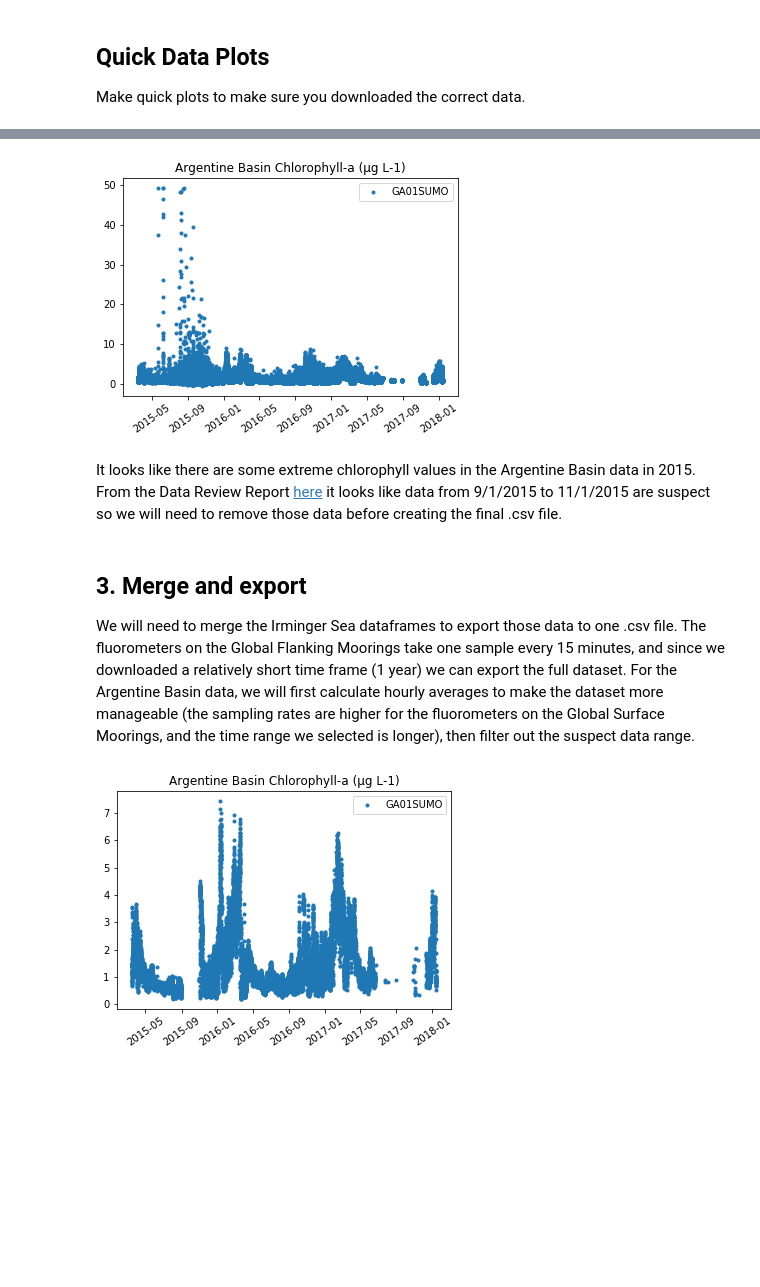
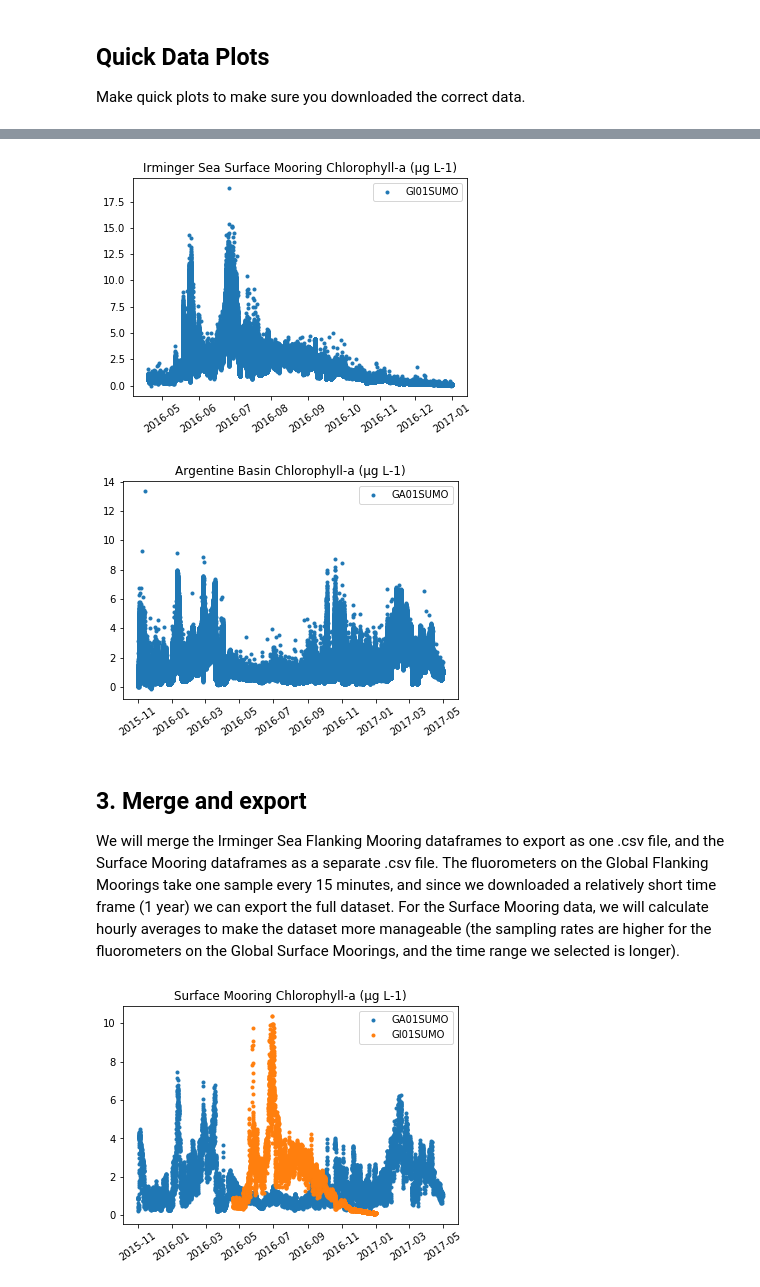
Before and after one commit to ooi-data-lab/nugget-notebooks, a Jupyter notebook: Theme2c_global_phytoplankton_blooms.ipynb, the cells around one changed output, grey strips where cells are left out. Drawn from its saved outputs; the diff is of its cells as text; code cells hidden in the pictures; blank space fills up the shorter version.

Commit message:
added GI01SUMO FLORT dataset

```diff
--- a/Theme2c_global_phytoplankton_blooms.ipynb
+++ b/Theme2c_global_phytoplankton_blooms.ipynb
@@ -79,9 +87,10 @@ Now, use that **request_data** function to download data for the three instrumen
 
 Copy the links to the THREDDs catalog above that resulted from the **request_data** function (to avoid re-requesting the data). Note: the urls must be surrounded by quotations.
 # %%
-GI03FLMA_url = 'https://opendap.oceanobservatories.org/thredds/catalog/ooi/lgarzio@marine.rutgers.edu/20190809T155426809Z-GI03FLMA-RIS01-05-FLORTD000-recovered_host-flort_sample/catalog.html'
-GI03FLMB_url = 'https://opendap.oceanobservatories.org/thredds/catalog/ooi/lgarzio@marine.rutgers.edu/20190809T155427737Z-GI03FLMB-RIS01-05-FLORTD000-recovered_host-flort_sample/catalog.html'
-GA01SUMO_url = 'https://opendap.oceanobservatories.org/thredds/catalog/ooi/lgarzio@marine.rutgers.edu/20190809T155428629Z-GA01SUMO-RID16-02-FLORTD000-recovered_host-flort_sample/catalog.html'
+GI03FLMA_url = 'https://opendap.oceanobservatories.org/thredds/catalog/ooi/lgarzio@marine.rutgers.edu/20191105T154231519Z-GI03FLMA-RIS01-05-FLORTD000-recovered_host-flort_sample/catalog.html'
+GI03FLMB_url = 'https://opendap.oceanobservatories.org/thredds/catalog/ooi/lgarzio@marine.rutgers.edu/20191105T154232752Z-GI03FLMB-RIS01-05-FLORTD000-recovered_host-flort_sample/catalog.html'
+GI01SUMO_url = 'https://opendap.oceanobservatories.org/thredds/catalog/ooi/lgarzio@marine.rutgers.edu/20191105T142813980Z-GI01SUMO-RID16-02-FLORTD000-recovered_host-flort_sample/catalog.html'
+GA01SUMO_url = 'https://opendap.oceanobservatories.org/thredds/catalog/ooi/lgarzio@marine.rutgers.edu/20191105T150544838Z-GA01SUMO-RID16-02-FLORTD000-recovered_host-flort_sample/catalog.html'
 # %% [markdown]
 The **get_data** function below:
 * selects the appropriate datasets in a THREDDs catalog by selecting NetCDF files and removing collocated datasets (if provided)
@@ -144,6 +153,7 @@ variables = ['fluorometric_chlorophyll_a']
 
 GI03FLMA_data, GI03FLMA_units = get_data(GI03FLMA_url, variables)
 GI03FLMB_data, GI03FLMB_units = get_data(GI03FLMB_url, variables)
+GI01SUMO_data, GI01SUMO_units = get_data(GI01SUMO_url, variables)
 GA01SUMO_data, GA01SUMO_units = get_data(GA01SUMO_url, variables)
 print(GI03FLMA_units)
 # %% [output]
@@ -165,5 +175,16 @@ ax.set_title('Irminger Sea Chlorophyll-a ({})'.format(GI03FLMA_units['fluorometr
+# %%
+# Plot the Irminger Sea Surface Mooring data - this may take a minute
+fig, ax = plt.subplots()
+plt.plot(GI01SUMO_data['time'], GI01SUMO_data['fluorometric_chlorophyll_a'], '.', label='GI01SUMO')
+ax.legend()
+ax.set_xlabel('')
+ax.set_ylabel('')
+ax.set_title('Irminger Sea Surface Mooring Chlorophyll-a ({})'.format(GI01SUMO_units['fluorometric_chlorophyll_a'][0]))
+plt.xticks(rotation=35);
+# %% [output]
+[figure, added]
 # %%
-# Plot the Argentine Basin data - this may take a while because there are 3 years of data to plot
+# Plot the Argentine Basin data - this may take a mintue
 fig, ax = plt.subplots()
 plt.plot(GA01SUMO_data['time'], GA01SUMO_data['fluorometric_chlorophyll_a'], '.', label='GA01SUMO')
 ax.legend()
@@ -172,10 +193,8 @@ ax.set_ylabel('')
 ax.set_title('Argentine Basin Chlorophyll-a ({})'.format(GA01SUMO_units['fluorometric_chlorophyll_a'][0]))
 plt.xticks(rotation=35);
 # %% [output]
-[figure, old version]
+[figure, new version]
-# %% [markdown]
-It looks like there are some extreme chlorophyll values in the Argentine Basin data in 2015. From the Data Review Report [here](https://datareview.marine.rutgers.edu/instruments/report/GA01SUMO-RID16-02-FLORTD000) it looks like data from 9/1/2015 to 11/1/2015 are suspect so we will need to remove those data before creating the final .csv file.
 # %% [markdown]
 ## 3. Merge and export
-We will need to merge the Irminger Sea dataframes to export those data to one .csv file. The fluorometers on the Global Flanking Moorings take one sample every 15 minutes, and since we downloaded a relatively short time frame (1 year) we can export the full dataset. For the Argentine Basin data, we will first calculate hourly averages to make the dataset more manageable (the sampling rates are higher for the fluorometers on the Global Surface Moorings, and the time range we selected is longer), then filter out the suspect data range.
+We will merge the Irminger Sea Flanking Mooring dataframes to export as one .csv file, and the Surface Mooring dataframes as a separate .csv file. The fluorometers on the Global Flanking Moorings take one sample every 15 minutes, and since we downloaded a relatively short time frame (1 year) we can export the full dataset. For the Surface Mooring data, we will calculate hourly averages to make the dataset more manageable (the sampling rates are higher for the fluorometers on the Global Surface Moorings, and the time range we selected is longer).
 # %%
@@ -199,23 +218,33 @@ merged.to_csv(os.path.join(save_dir, 'Theme2c_Irminger_chla.csv'), index=False)
 # %%
-# Modify the Argentine Basin dataframe
+# Modify the Irminger Surface Mooring dataframe
+# rename and add units to the columns
+GI01SUMO_data = GI01SUMO_data.rename(columns={'fluorometric_chlorophyll_a': 'GI01SUMO Chlorophyll ({})'.format(
+    GI01SUMO_units['fluorometric_chlorophyll_a'][0])})
+
+# calculate hourly averages
+GI01SUMO_df_hourly = GI01SUMO_data.resample('H', on='time').mean().dropna(how='all').reset_index()
+
+# Modify the Argentine Basin Surface Mooring dataframe
 # rename and add units to the columns
 GA01SUMO_data = GA01SUMO_data.rename(columns={'fluorometric_chlorophyll_a': 'GA01SUMO Chlorophyll ({})'.format(
     GA01SUMO_units['fluorometric_chlorophyll_a'][0])})
 
 # calculate hourly averages
 GA01SUMO_df_hourly = GA01SUMO_data.resample('H', on='time').mean().dropna(how='all').reset_index()
-
-# filter out suspect time range
-GA01SUMO_filt = GA01SUMO_df_hourly.loc[(GA01SUMO_df_hourly['time'] < '9-1-2015') | (GA01SUMO_df_hourly['time'] > '11-1-2015')]
+# %%
+# merge the dataframes
+SUMOmerged = pd.merge(GA01SUMO_df_hourly, GI01SUMO_df_hourly, on='time', how='outer')
+SUMOmerged = SUMOmerged.sort_values('time').reset_index(drop=True)  # make sure the dataframe is sorted by time
 # %%
-# Plot the Argentine Basin data again to make sure the suspect data were removed
+# Plot the two datasets together
 fig, ax = plt.subplots()
-plt.plot(GA01SUMO_filt['time'], GA01SUMO_filt['GA01SUMO Chlorophyll (µg L-1)'], '.', label='GA01SUMO')
+plt.plot(SUMOmerged['time'], SUMOmerged['GA01SUMO Chlorophyll (µg L-1)'], '.', label='GA01SUMO')
+plt.plot(SUMOmerged['time'], SUMOmerged['GI01SUMO Chlorophyll (µg L-1)'], '.', label='GI01SUMO')
 ax.legend()
 ax.set_xlabel('')
 ax.set_ylabel('')
-ax.set_title('Argentine Basin Chlorophyll-a ({})'.format(GA01SUMO_units['fluorometric_chlorophyll_a'][0]))
+ax.set_title('Surface Mooring Chlorophyll-a ({})'.format(GA01SUMO_units['fluorometric_chlorophyll_a'][0]))
 plt.xticks(rotation=35);
 # %% [output]
-[figure, old version]
+[figure, new version]
 # %%
```
Also changed, not shown: parts of 7 cells of this notebook.
